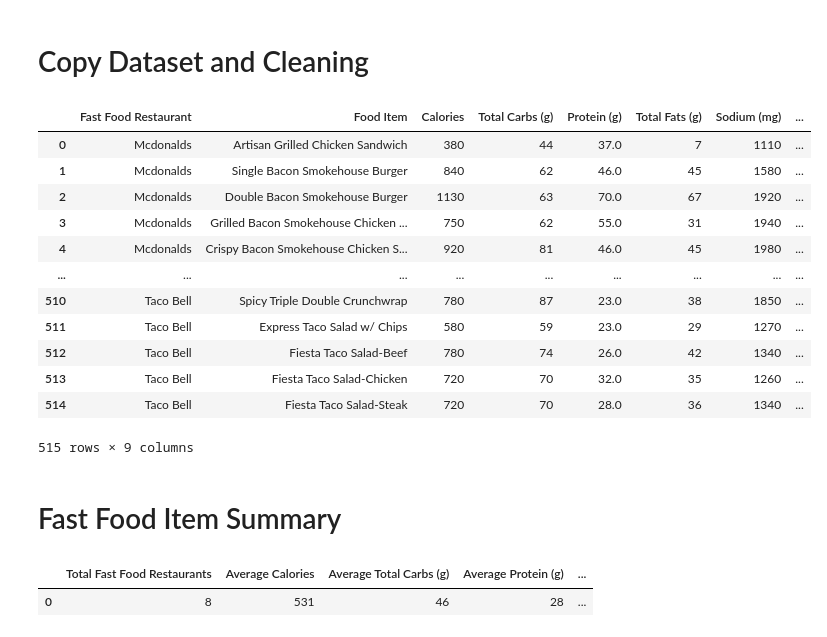
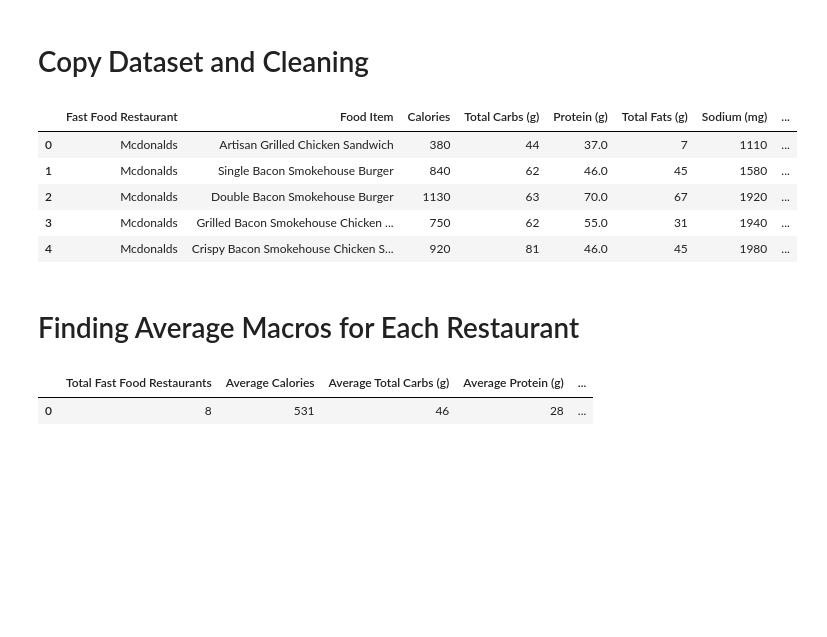
Before and after one commit to briortega99/best-friday-night, a Jupyter notebook: Healthier Fast Food Option.ipynb, the cells around one changed output. Cells and saved outputs as stored; diff of their text form; code cells hidden in the pictures; blank space fills up the shorter version.

```diff
--- a/Healthier Fast Food Option.ipynb
+++ b/Healthier Fast Food Option.ipynb
@@ -44,43 +44,36 @@ fast_food_copy = fast_food_copy.drop(columns=['cal_fat', 'sat_fat', 'trans_fat',
 fast_food_copy
 
 # Finding all the column names to reorganize
 fast_food_copy.columns
 organized_copy = fast_food_copy[[
     'restaurant', 'item', 'calories', 'total_carb', 'protein', 'total_fat', 'sodium', 'fiber', 'sugar'
 ]]
 organized_copy
 
 # Renaming all the column names for clarity
 organized_copy = organized_copy.rename(columns={
     'restaurant' : 'Fast Food Restaurant',
     'item' : 'Food Item',
     'calories' : 'Calories',
     'total_carb' : 'Total Carbs (g)',
     'protein' : 'Protein (g)',
     'total_fat' : 'Total Fats (g)',
     'sodium' : 'Sodium (mg)',
     'fiber' : 'Fiber (g)',
     'sugar' : 'Added Sugar (g)'
 })
 
 # Display clean dataset
-organized_copy
+organized_copy.head()
 # %% [output]
 |  | Fast Food Restaurant | Food Item | Calories | Total Carbs (g) | Protein (g) | Total Fats (g) | Sodium (mg) | ... |
 | 0 | Mcdonalds | Artisan Grilled Chicken Sandwich | 380 | 44 | 37.0 | 7 | 1110 | ... |
 | 1 | Mcdonalds | Single Bacon Smokehouse Burger | 840 | 62 | 46.0 | 45 | 1580 | ... |
 | 2 | Mcdonalds | Double Bacon Smokehouse Burger | 1130 | 63 | 70.0 | 67 | 1920 | ... |
 | 3 | Mcdonalds | Grilled Bacon Smokehouse Chicken ... | 750 | 62 | 55.0 | 31 | 1940 | ... |
 | 4 | Mcdonalds | Crispy Bacon Smokehouse Chicken S... | 920 | 81 | 46.0 | 45 | 1980 | ... |
-| ... | ... | ... | ... | ... | ... | ... | ... | ... |
-| 510 | Taco Bell | Spicy Triple Double Crunchwrap | 780 | 87 | 23.0 | 38 | 1850 | ... |
-| 511 | Taco Bell | Express Taco Salad w/ Chips | 580 | 59 | 23.0 | 29 | 1270 | ... |
-| 512 | Taco Bell | Fiesta Taco Salad-Beef | 780 | 74 | 26.0 | 42 | 1340 | ... |
-| 513 | Taco Bell | Fiesta Taco Salad-Chicken | 720 | 70 | 32.0 | 35 | 1260 | ... |
-| 514 | Taco Bell | Fiesta Taco Salad-Steak | 720 | 70 | 28.0 | 36 | 1340 | ... |
-515 rows × 9 columns
-# %% [markdown]
-# Fast Food Item Summary
+# %% [markdown]
+# Finding Average Macros for Each Restaurant
 # %%
 # Finding the average calorie, carb, protein, fat, sodium, and fiber for the entire dataset
 overall_cal_average = round(organized_copy['Calories'].mean())
```
Also changed, not shown: parts of 9 cells of this notebook.
